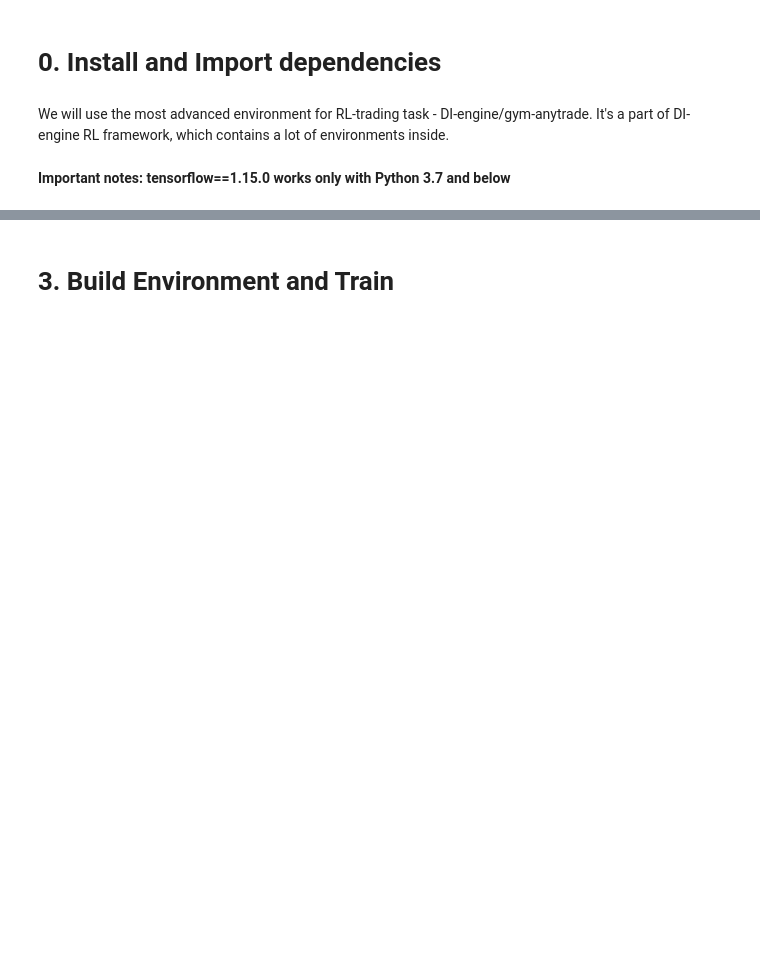
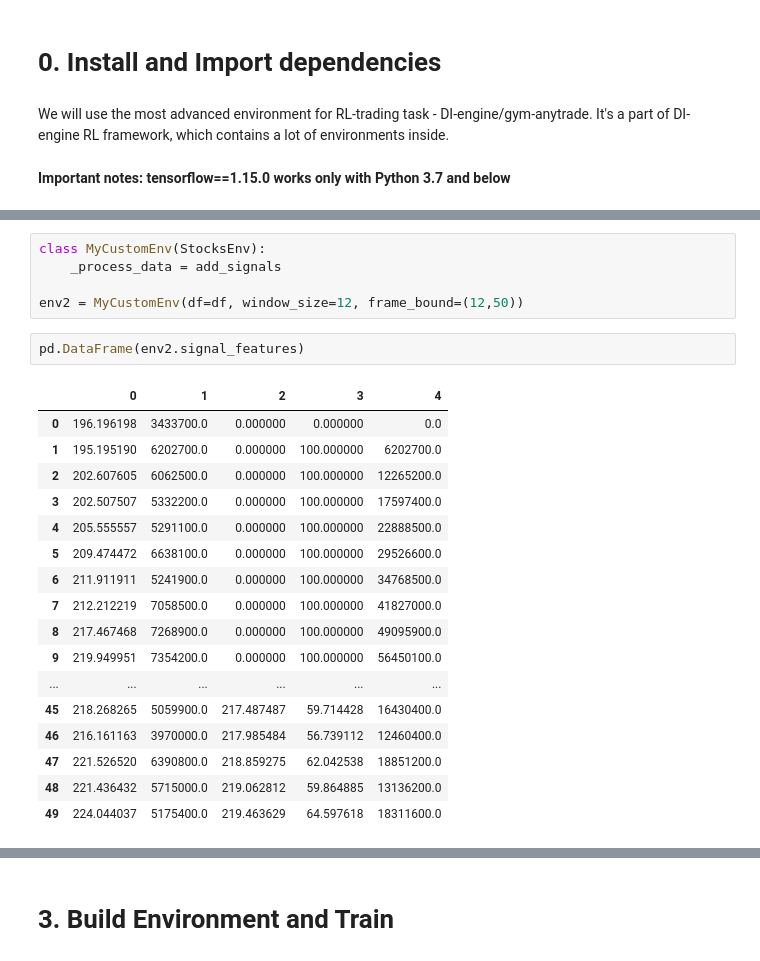
Before and after one commit to Reinforcement-Learning-F22/RL-trading-agent, a Jupyter notebook: RL_project_Akhmetzhanov_Jerome.ipynb, the cells around one changed output, grey strips where cells are left out. Saved outputs shown, nothing was run; the diff lists cells and outputs as text; blank space fills up the shorter version.

```diff
--- a/RL_project_Akhmetzhanov_Jerome.ipynb
+++ b/RL_project_Akhmetzhanov_Jerome.ipynb
@@ -128,0 +189,25 @@ Discrete(5)
+# %%
+class MyCustomEnv(StocksEnv):
+    _process_data = add_signals
+
+env2 = MyCustomEnv(df=df, window_size=12, frame_bound=(12,50))
+# %%
+pd.DataFrame(env2.signal_features)
+# %% [output]
+|  | 0 | 1 | 2 | 3 | 4 |
+| 0 | 196.196198 | 3433700.0 | 0.000000 | 0.000000 | 0.0 |
+| 1 | 195.195190 | 6202700.0 | 0.000000 | 100.000000 | 6202700.0 |
+| 2 | 202.607605 | 6062500.0 | 0.000000 | 100.000000 | 12265200.0 |
+| 3 | 202.507507 | 5332200.0 | 0.000000 | 100.000000 | 17597400.0 |
+| 4 | 205.555557 | 5291100.0 | 0.000000 | 100.000000 | 22888500.0 |
+| 5 | 209.474472 | 6638100.0 | 0.000000 | 100.000000 | 29526600.0 |
+| 6 | 211.911911 | 5241900.0 | 0.000000 | 100.000000 | 34768500.0 |
+| 7 | 212.212219 | 7058500.0 | 0.000000 | 100.000000 | 41827000.0 |
+| 8 | 217.467468 | 7268900.0 | 0.000000 | 100.000000 | 49095900.0 |
+| 9 | 219.949951 | 7354200.0 | 0.000000 | 100.000000 | 56450100.0 |
+| ... | ... | ... | ... | ... | ... |
+| 45 | 218.268265 | 5059900.0 | 217.487487 | 59.714428 | 16430400.0 |
+| 46 | 216.161163 | 3970000.0 | 217.985484 | 56.739112 | 12460400.0 |
+| 47 | 221.526520 | 6390800.0 | 218.859275 | 62.042538 | 18851200.0 |
+| 48 | 221.436432 | 5715000.0 | 219.062812 | 59.864885 | 13136200.0 |
+| 49 | 224.044037 | 5175400.0 | 219.463629 | 64.597618 | 18311600.0 |
```
Also changed, not shown: parts of 43 cells of this notebook.
